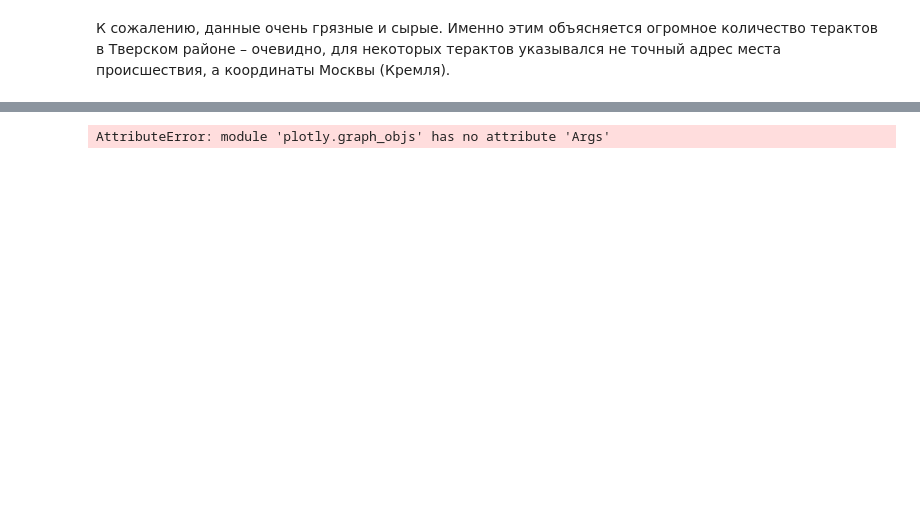
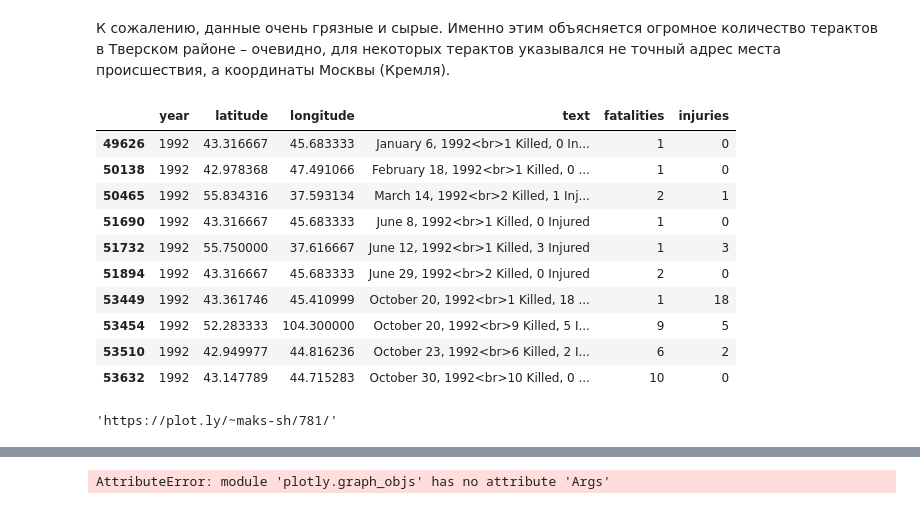
Before and after one commit to maks-sh/Visualization-of-Global-Terrorism-Database, a Jupyter notebook: Terror.ipynb, the cells around one changed output, grey strips where cells are left out. Cells and saved outputs as stored; diff of their text form; code cells hidden in the pictures; blank space fills up the shorter version.

```diff
--- a/Terror.ipynb
+++ b/Terror.ipynb
@@ -799,6 +800,52 @@ iplot(fig)
 [interactive output not drawn]
 # %% [markdown]
 К сожалению, данные очень грязные и сырые. Именно этим объясняется огромное количество терактов в Тверском районе – очевидно, для некоторых терактов указывался не точный адрес места происшествия, а координаты Москвы (Кремля).
+# %%
+terror_ru[(terror_ru.fatalities > 0) & (terror_ru.year == terror_years[0])]\
+[['year', 'latitude', 'longitude', 'text', 'fatalities', 'injuries']]
+# %% [output]
+|  | year | latitude | longitude | text | fatalities | injuries |
+| 49626 | 1992 | 43.316667 | 45.683333 | January 6, 1992<br>1 Killed, 0 In... | 1 | 0 |
+| 50138 | 1992 | 42.978368 | 47.491066 | February 18, 1992<br>1 Killed, 0 ... | 1 | 0 |
+| 50465 | 1992 | 55.834316 | 37.593134 | March 14, 1992<br>2 Killed, 1 Inj... | 2 | 1 |
+| 51690 | 1992 | 43.316667 | 45.683333 | June 8, 1992<br>1 Killed, 0 Injured | 1 | 0 |
+| 51732 | 1992 | 55.750000 | 37.616667 | June 12, 1992<br>1 Killed, 3 Injured | 1 | 3 |
+| 51894 | 1992 | 43.316667 | 45.683333 | June 29, 1992<br>2 Killed, 0 Injured | 2 | 0 |
+| 53449 | 1992 | 43.361746 | 45.410999 | October 20, 1992<br>1 Killed, 18 ... | 1 | 18 |
+| 53454 | 1992 | 52.283333 | 104.300000 | October 20, 1992<br>9 Killed, 5 I... | 9 | 5 |
+| 53510 | 1992 | 42.949977 | 44.816236 | October 23, 1992<br>6 Killed, 2 I... | 6 | 2 |
+| 53632 | 1992 | 43.147789 | 44.715283 | October 30, 1992<br>10 Killed, 0 ... | 10 | 0 |
+# %%
+columns = []
+# make grid
+for year in terror_years:
+    dataset_fat = terror_ru[(terror_ru.fatalities > 0) &
+                            (terror_ru.year == year)]\
+    [['year', 'latitude', 'longitude', 'text', 'fatalities', 'injuries']]
+    for col_name in dataset_fat:
+            # each column name is unique
+            column_name = '{year}_fat_{header}_gapminder_grid'.format(
+                year=str(year), header=col_name
+            )
+            a_column = Column(list(dataset_fat[col_name]), column_name)
+            columns.append(a_column)
+    dataset_inj = terror_ru[(terror_ru.fatalities == 0) &
+                            (terror_ru.year == year)]\
+    [['year', 'latitude', 'longitude', 'text', 'fatalities', 'injuries']]
+    for col_name in dataset_fat:
+        # each column name is unique
+        column_name = '{year}_inj_{header}_gapminder_grid'.format(
+            year=str(year), header=col_name
+        )
+        a_column = Column(list(dataset_fat[col_name]), column_name)
+        columns.append(a_column)
+
+# upload grid
+grid = Grid(columns)
+url = py.grid_ops.upload(grid, 'gapminder_grid'+str(time.time()), auto_open=False)
+url
+# %% [output]
+'https://plot.ly/~maks-sh/781/'
 # %%
 figure = {
     'data': [],
```
Also changed, not shown: parts of 10 cells of this notebook.
